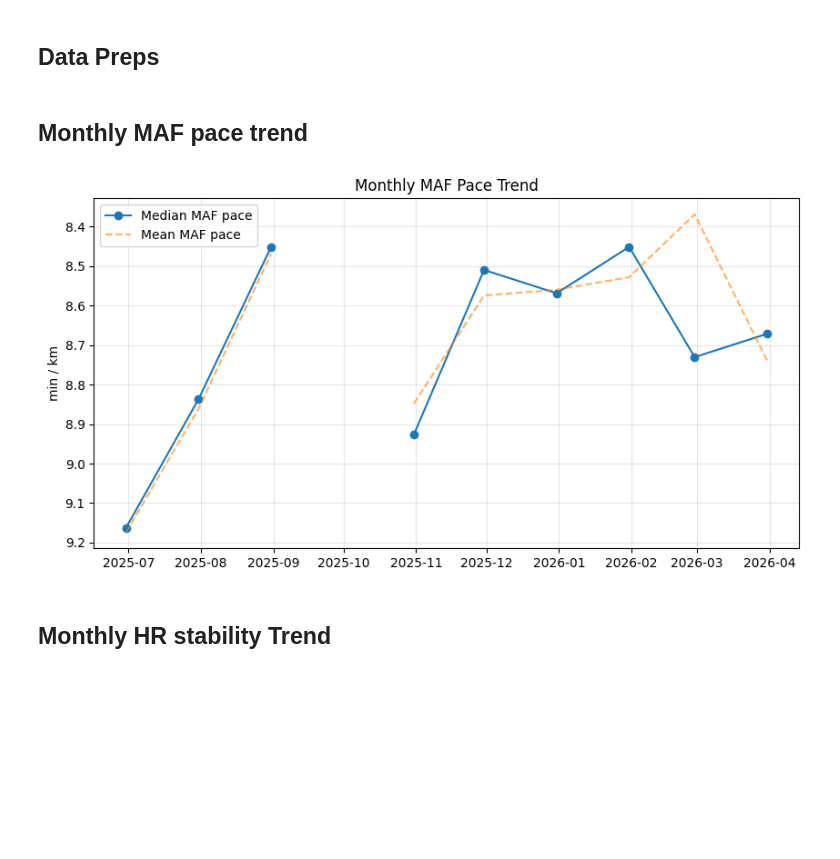
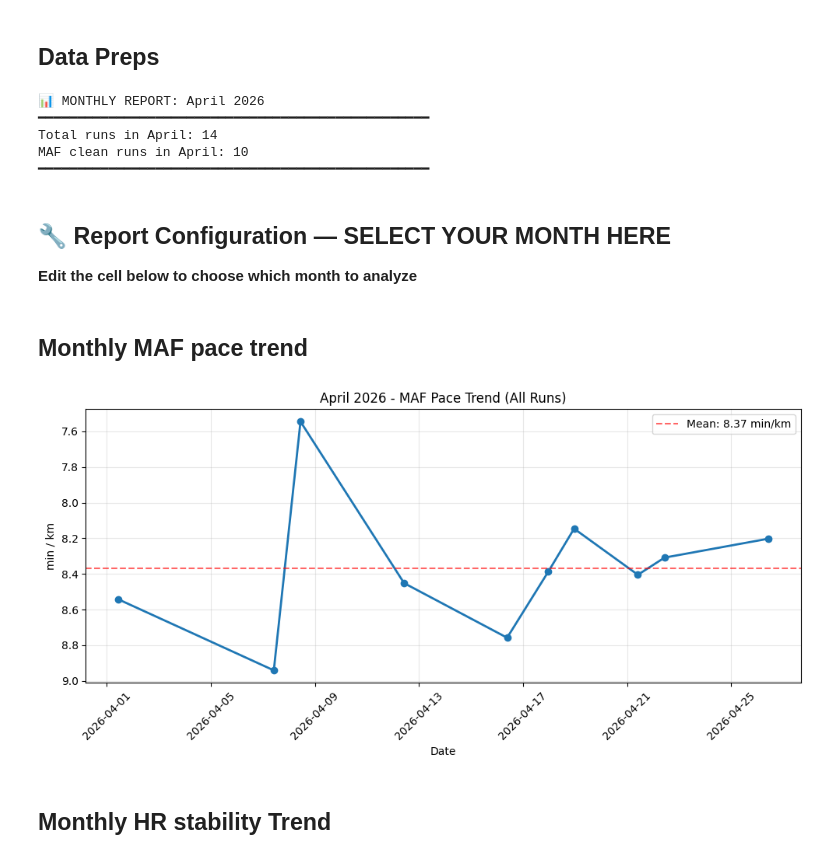
Before and after one commit to AngeloDusu/Strava-running-analysis, a Jupyter notebook: notebooks/monthly_performance_analysis.ipynb, the cells around one changed output. Saved outputs shown, nothing was run; the diff lists cells and outputs as text; code cells hidden in the pictures; blank space fills up the shorter version.

Commit message:
April monthly, may 1st n 2nd week, and some update

```diff
--- a/notebooks/monthly_performance_analysis.ipynb
+++ b/notebooks/monthly_performance_analysis.ipynb
@@ -61,6 +60,44 @@ required_cols = ["Activity Date", "pace_min_per_km", "Average Heart Rate", "maf_
 missing = [c for c in required_cols if c not in runs.columns]
 if missing:
     raise ValueError(f"Missing required columns: {missing}")
+# %%
+# ========================================
+# 📅 CHANGE THESE VALUES TO SELECT MONTH
+# ========================================
+REPORT_MONTH = 4   # 1=Jan, 2=Feb, 3=Mar, 4=Apr, 5=May, etc.
+REPORT_YEAR = 2026
+
+# Month name mapping for display
+month_names = {
+    1: "January", 2: "February", 3: "March", 4: "April", 5: "May", 6: "June",
+    7: "July", 8: "August", 9: "September", 10: "October", 11: "November", 12: "December"
+}
+
+# Filter data for the specific month
+april_runs = runs[
+    (runs["Activity Date"].dt.year == REPORT_YEAR) &
+    (runs["Activity Date"].dt.month == REPORT_MONTH)
+].copy()
+
+april_maf = april_runs[april_runs["maf_band"] == "maf_clean"].copy()
+
+# Display report info
+report_month_name = month_names.get(REPORT_MONTH, "Unknown")
+print(f"📊 MONTHLY REPORT: {report_month_name} {REPORT_YEAR}")
+print("━" * 50)
+print(f"Total runs in {report_month_name}: {len(april_runs)}")
+print(f"MAF clean runs in {report_month_name}: {len(april_maf)}")
+print("━" * 50)
+# %% [output]
+📊 MONTHLY REPORT: April 2026
+━━━━━━━━━━━━━━━━━━━━━━━━━━━━━━━━━━━━━━━━━━━━━━━━━━
+Total runs in April: 14
+MAF clean runs in April: 10
+━━━━━━━━━━━━━━━━━━━━━━━━━━━━━━━━━━━━━━━━━━━━━━━━━━
+# %% [markdown]
+## 🔧 Report Configuration — SELECT YOUR MONTH HERE
+
+**Edit the cell below to choose which month to analyze**
 # %% [markdown]
 ## Monthly MAF pace trend
 # %%
@@ -68,22 +107,21 @@ maf_clean = runs[runs["maf_band"] == "maf_clean"].copy()
 # %%
-monthly_maf = (
-    maf_clean
-    .set_index("Activity Date")
-    .resample("M")["pace_min_per_km"]
-    .agg(["median", "mean", "count"])
-)
+# For single month, show individual runs
+monthly_maf = april_maf.sort_values("Activity Date").copy()
 # %%
 plt.figure(figsize=(10,5))
-plt.plot(monthly_maf.index, monthly_maf["median"], marker="o", label="Median MAF pace")
-plt.plot(monthly_maf.index, monthly_maf["mean"], linestyle="--", alpha=0.6, label="Mean MAF pace")
+plt.plot(monthly_maf["Activity Date"], monthly_maf["pace_min_per_km"], marker="o", linewidth=2, markersize=6)
+plt.axhline(monthly_maf["pace_min_per_km"].mean(), color="red", linestyle="--", alpha=0.6, label=f"Mean: {monthly_maf['pace_min_per_km'].mean():.2f} min/km")
 plt.gca().invert_yaxis()
 plt.grid(True, alpha=0.3)
-plt.title("Monthly MAF Pace Trend")
+plt.title(f"{report_month_name} {REPORT_YEAR} - MAF Pace Trend (All Runs)")
 plt.ylabel("min / km")
+plt.xlabel("Date")
 plt.legend()
+plt.xticks(rotation=45)
+plt.tight_layout()
 plt.show()
 # %% [output]
-[figure, old version]
+[figure, new version]
 # %% [markdown]
 ## Monthly HR stability Trend
 # %%
```
Also changed, not shown: parts of 12 cells of this notebook, 13 other files.
